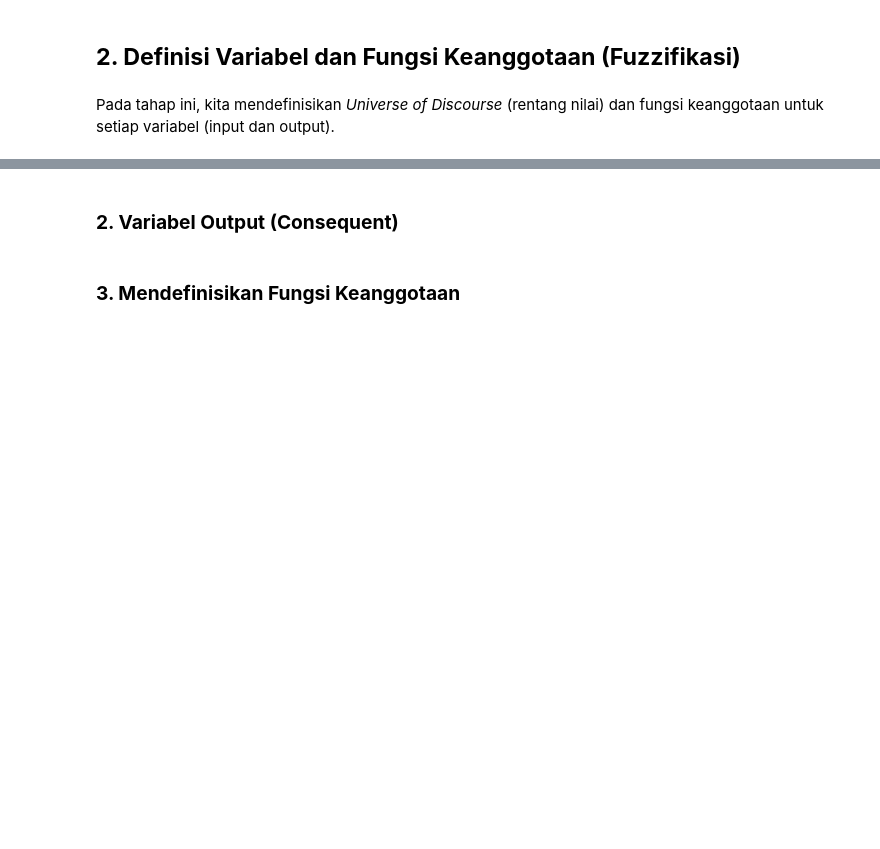
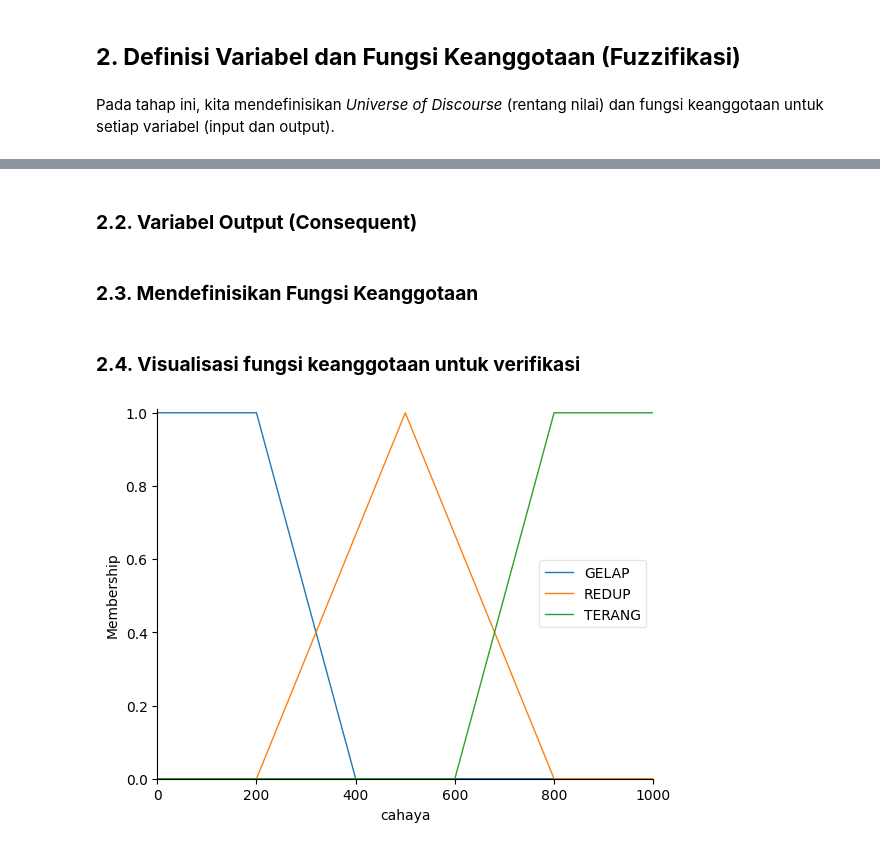
Before and after one commit to LatiefDataVisionary/data-science-modelling-and-simulation-college-task, a Jupyter notebook: src/fuzzy_mamdani_case.ipynb, the cells around one changed output, grey strips where cells are left out. Saved outputs shown, nothing was run; the diff lists cells and outputs as text; code cells hidden in the pictures; blank space fills up the shorter version.

Commit message:
2.4. Visualisasi fungsi keanggotaan untuk verifikasi

```diff
--- a/src/fuzzy_mamdani_case.ipynb
+++ b/src/fuzzy_mamdani_case.ipynb
@@ -38,13 +38,13 @@ cahaya = ctrl.Antecedent(np.arange(0, 1001, 1), 'cahaya')
 # Rentang: 0 hingga 60 kendaraan/menit
 kendaraan = ctrl.Antecedent(np.arange(0, 61, 1), 'kendaraan')
 # %% [markdown]
-### **2. Variabel Output (Consequent)**
+### **2.2. Variabel Output (Consequent)**
 # %%
 # Daya Lampu (%)
 # Rentang: 0 hingga 100 %
 daya = ctrl.Consequent(np.arange(0, 101, 1), 'daya')
 # %% [markdown]
-### **3. Mendefinisikan Fungsi Keanggotaan**
+### **2.3. Mendefinisikan Fungsi Keanggotaan**
 # %%
 # Fungsi Keanggotaan untuk 'cahaya'
 cahaya['GELAP'] = fuzz.trapmf(cahaya.universe, [0, 0, 200, 400])
@@ -60,3 +60,9 @@ kendaraan['RAMAI'] = fuzz.trapmf(kendaraan.universe, [35, 50, 60, 60])
 daya['MATI'] = fuzz.trapmf(daya.universe, [0, 0, 10, 30])
 daya['REDUP'] = fuzz.trimf(daya.universe, [20, 50, 80])
 daya['TERANG'] = fuzz.trapmf(daya.universe, [70, 90, 100, 100])
+# %% [markdown]
+### **2.4. Visualisasi fungsi keanggotaan untuk verifikasi**
+# %%
+cahaya.view()
+# %% [output]
+[figure, added]
```
Also changed, not shown: parts of 3 cells of this notebook.
